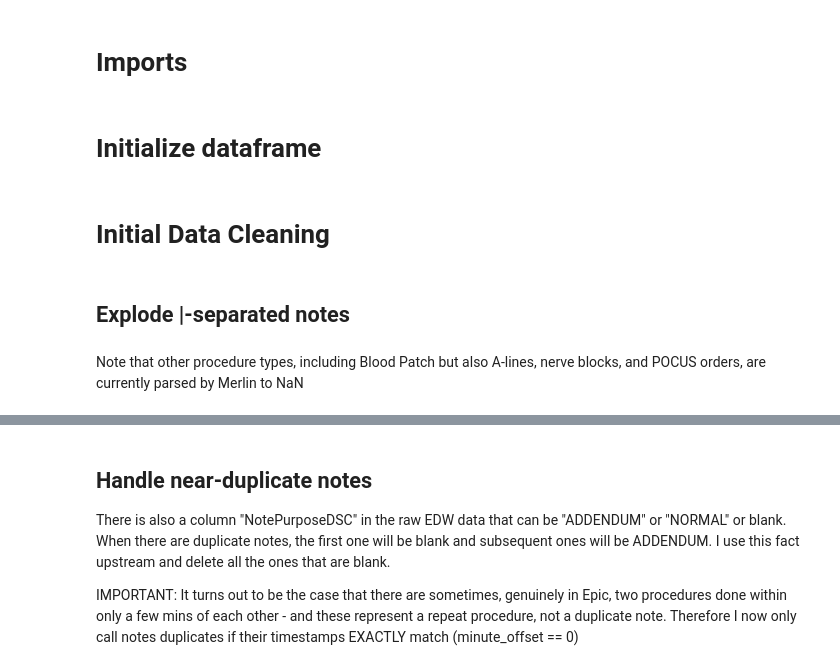
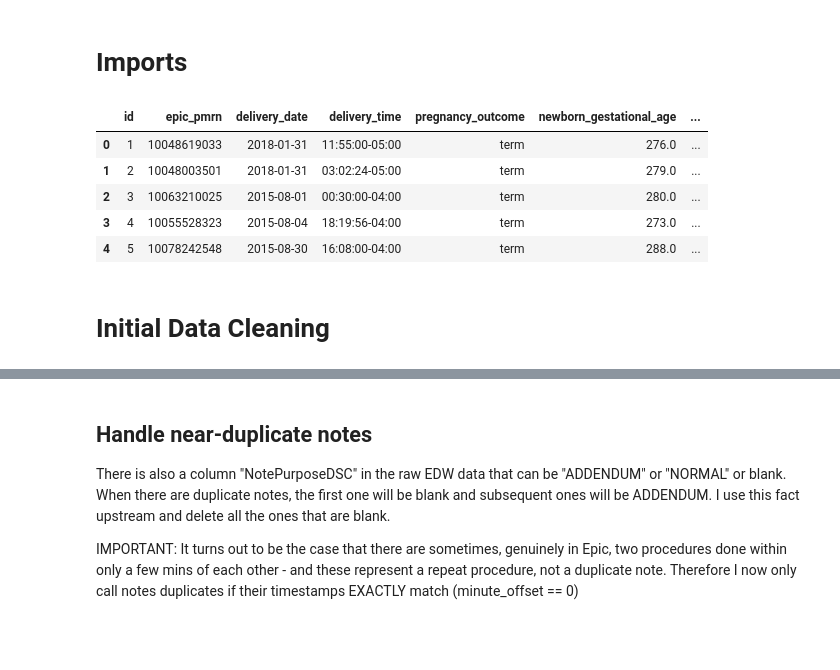
Before and after one commit to dfberenson/Epidural-Analysis, a Jupyter notebook: Merlin Epidural Data Processing.ipynb, the cells around one changed output, grey strips where cells are left out. Drawn from its saved outputs; the diff is of its cells as text; code cells hidden in the pictures; blank space fills up the shorter version.

```diff
--- a/Merlin Epidural Data Processing.ipynb
+++ b/Merlin Epidural Data Processing.ipynb
@@ -20,2 +17,0 @@ raw_df.head()
-# %% [markdown]
-# Initialize dataframe
@@ -27,5 +18,25 @@ df.head()
+# %%
+# Data from October Merlin pull
+file_path = my_computer_fpath + "e26f9ccc-68a4-42b4-9d0d-508a83026a1c.csv"
+delivery_datetime_is_incorrect = True
+procedure_datetime_is_incorrect = True
+
+# # Data from January Merin pull
+# file_path = my_computer_fpath + "befa2320-c0e0-476c-b66c-7fd2fb90179e.csv"
+delivery_datetime_is_incorrect = False
+procedure_datetime_is_incorrect = True
+
+raw_df = pd.read_csv(file_path)
+df = raw_df.copy()
+pd.set_option("display.max_columns", None)
+df.head()
+# %% [output]
+|  | id | epic_pmrn | delivery_date | delivery_time | pregnancy_outcome | newborn_gestational_age | ... |
+| 0 | 1 | 10048619033 | 2018-01-31 | 11:55:00-05:00 | term | 276.0 | ... |
+| 1 | 2 | 10048003501 | 2018-01-31 | 03:02:24-05:00 | term | 279.0 | ... |
+| 2 | 3 | 10063210025 | 2015-08-01 | 00:30:00-04:00 | term | 280.0 | ... |
+| 3 | 4 | 10055528323 | 2015-08-04 | 18:19:56-04:00 | term | 273.0 | ... |
+| 4 | 5 | 10078242548 | 2015-08-30 | 16:08:00-04:00 | term | 288.0 | ... |
 # %% [markdown]
 # Initial Data Cleaning
-# %% [markdown]
-## Explode |-separated notes
 # %%
@@ -47,2 +64,0 @@ df[['id','anes_procedure_type_2253']].head(20)
-# %% [markdown]
-Note that other procedure types, including Blood Patch but also A-lines, nerve blocks, and POCUS orders, are currently parsed by Merlin to NaN
```
Also changed, not shown: parts of 36 cells of this notebook, 4 other files.
